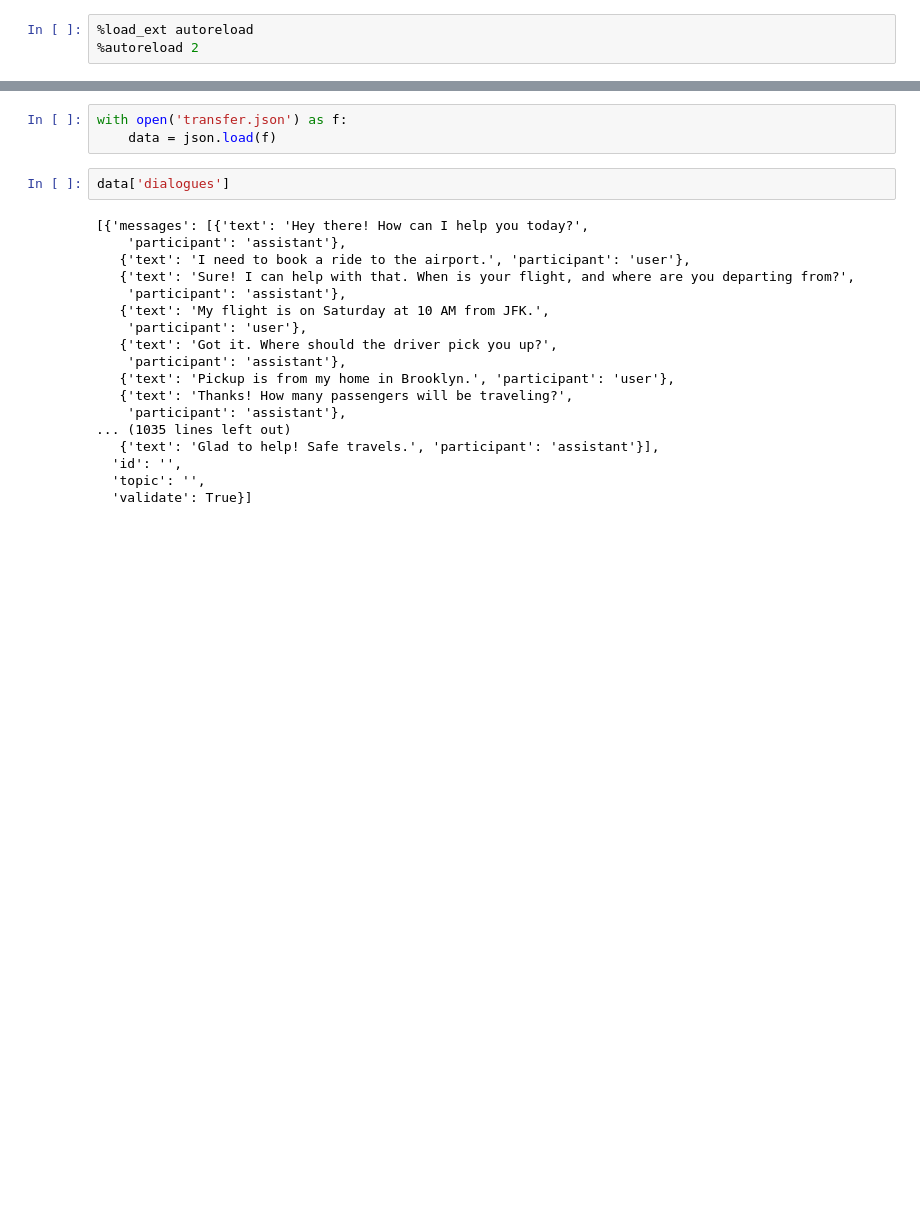
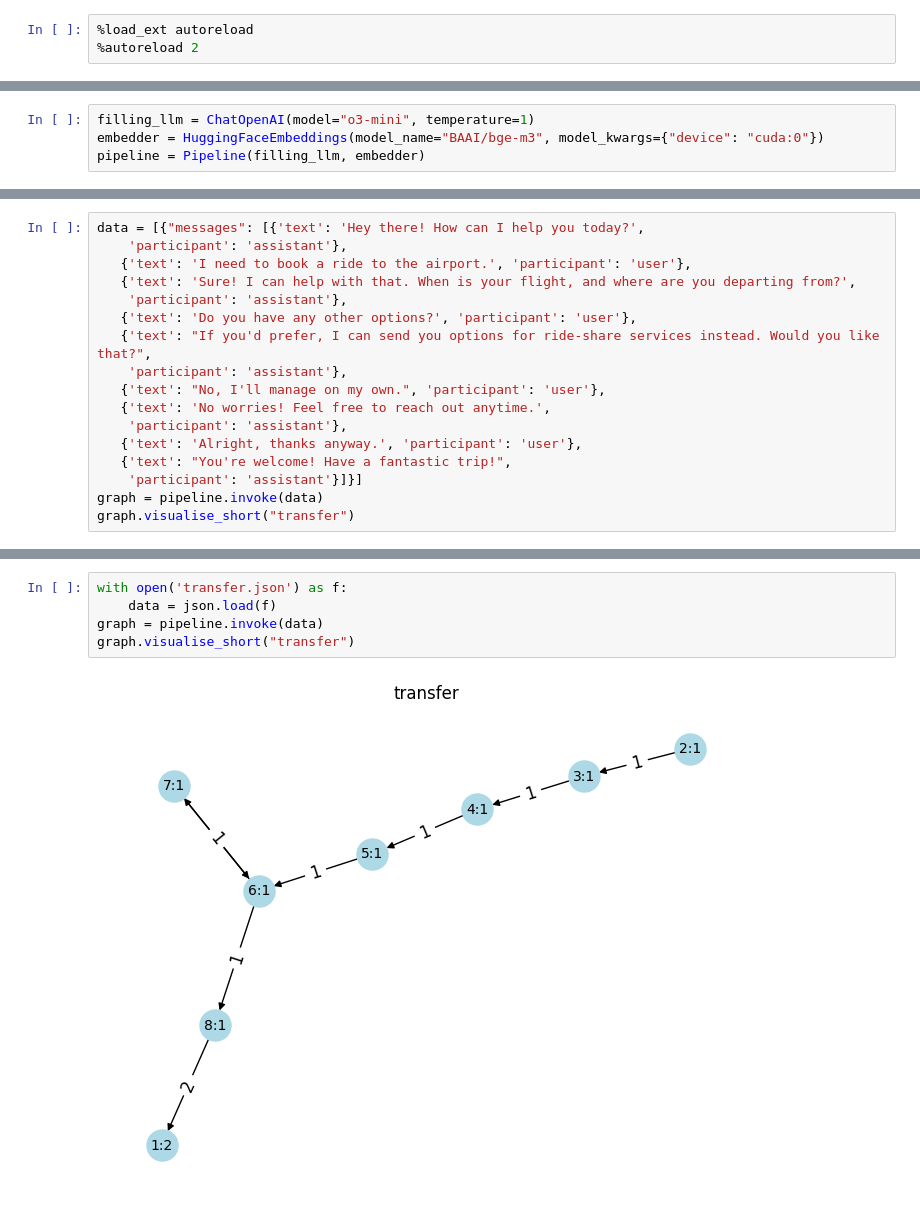
Before and after one commit to deeppavlov/dialogue2graph, a Jupyter notebook: experiments/exp2025_03_20_d2g_pipeline/exp2025_03_20_d2g_pipeline/test_pipeline.ipynb, the cells around one changed output, grey strips where cells are left out. Saved outputs shown, nothing was run; the diff lists cells and outputs as text; blank space fills up the shorter version.

```diff
--- a/experiments/exp2025_03_20_d2g_pipeline/exp2025_03_20_d2g_pipeline/test_pipeline.ipynb
+++ b/experiments/exp2025_03_20_d2g_pipeline/exp2025_03_20_d2g_pipeline/test_pipeline.ipynb
@@ -13,0 +17,4 @@ pipeline = Pipeline()
+# %%
+filling_llm = ChatOpenAI(model="o3-mini", temperature=1)
+embedder = HuggingFaceEmbeddings(model_name="BAAI/bge-m3", model_kwargs={"device": "cuda:0"})
+pipeline = Pipeline(filling_llm, embedder)
@@ -13,0 +75,17 @@ pipeline = Pipeline()
+# %%
+data = [{"messages": [{'text': 'Hey there! How can I help you today?',
+    'participant': 'assistant'},
+   {'text': 'I need to book a ride to the airport.', 'participant': 'user'},
+   {'text': 'Sure! I can help with that. When is your flight, and where are you departing from?',
+    'participant': 'assistant'},
+   {'text': 'Do you have any other options?', 'participant': 'user'},
+   {'text': "If you'd prefer, I can send you options for ride-share services instead. Would you like that?",
+    'participant': 'assistant'},
+   {'text': "No, I'll manage on my own.", 'participant': 'user'},
+   {'text': 'No worries! Feel free to reach out anytime.',
+    'participant': 'assistant'},
+   {'text': 'Alright, thanks anyway.', 'participant': 'user'},
+   {'text': "You're welcome! Have a fantastic trip!",
+    'participant': 'assistant'}]}]
+graph = pipeline.invoke(data)
+graph.visualise_short("transfer")
@@ -14,24 +94,8 @@ pipeline = Pipeline()
 # %%
 with open('transfer.json') as f:
     data = json.load(f)
+graph = pipeline.invoke(data)
+graph.visualise_short("transfer")
+# %% [output]
+[figure, added]
-# %%
-data['dialogues']
-# %% [output]
-[{'messages': [{'text': 'Hey there! How can I help you today?',
-    'participant': 'assistant'},
-   {'text': 'I need to book a ride to the airport.', 'participant': 'user'},
-   {'text': 'Sure! I can help with that. When is your flight, and where are you departing from?',
-    'participant': 'assistant'},
-   {'text': 'My flight is on Saturday at 10 AM from JFK.',
-    'participant': 'user'},
-   {'text': 'Got it. Where should the driver pick you up?',
-    'participant': 'assistant'},
-   {'text': 'Pickup is from my home in Brooklyn.', 'participant': 'user'},
-   {'text': 'Thanks! How many passengers will be traveling?',
-    'participant': 'assistant'},
-... (1035 lines left out)
-   {'text': 'Glad to help! Safe travels.', 'participant': 'assistant'}],
-  'id': '',
-  'topic': '',
-  'validate': True}]
 # %%
```
Also changed, not shown: parts of 29 cells of this notebook, 44 other files.
